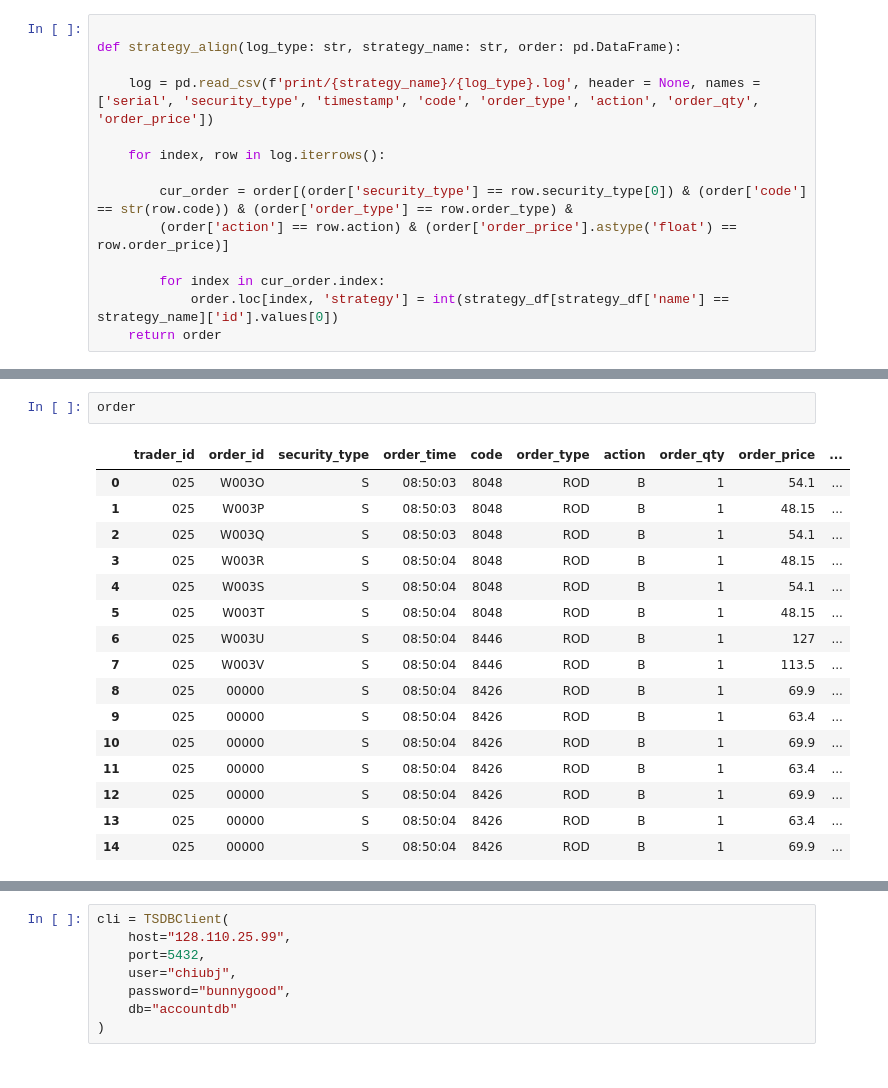
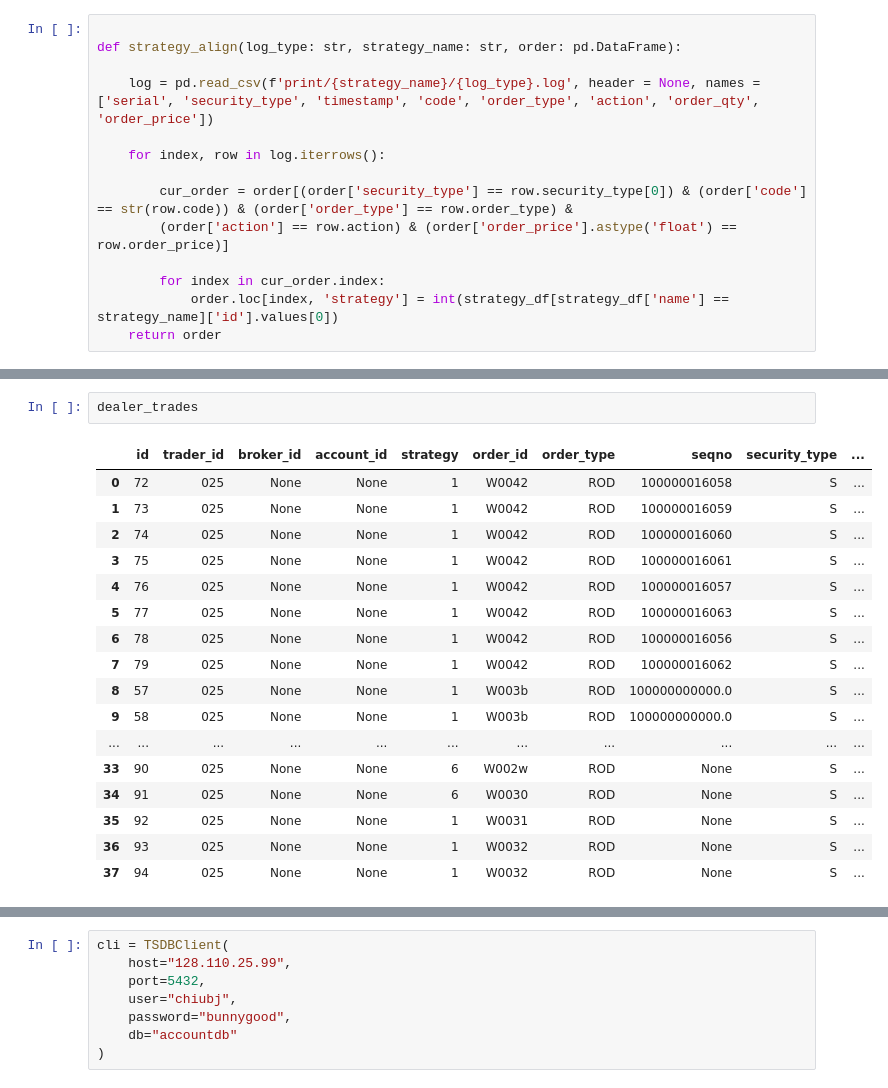
Before and after one commit to quanthsu/proprietary, a Jupyter notebook: status_update.ipynb, the cells around one changed output, grey strips where cells are left out. Cells and saved outputs as stored; diff of their text form.

```diff
--- a/status_update.ipynb
+++ b/status_update.ipynb
@@ -165,19 +113,20 @@ order
-# %%
-order
-# %% [output]
-|  | trader_id | order_id | security_type | order_time | code | order_type | action | order_qty | order_price | ... |
-| 0 | 025 | W003O | S | 08:50:03 | 8048 | ROD | B | 1 | 54.1 | ... |
-| 1 | 025 | W003P | S | 08:50:03 | 8048 | ROD | B | 1 | 48.15 | ... |
-| 2 | 025 | W003Q | S | 08:50:03 | 8048 | ROD | B | 1 | 54.1 | ... |
-| 3 | 025 | W003R | S | 08:50:04 | 8048 | ROD | B | 1 | 48.15 | ... |
-| 4 | 025 | W003S | S | 08:50:04 | 8048 | ROD | B | 1 | 54.1 | ... |
-| 5 | 025 | W003T | S | 08:50:04 | 8048 | ROD | B | 1 | 48.15 | ... |
-| 6 | 025 | W003U | S | 08:50:04 | 8446 | ROD | B | 1 | 127 | ... |
-| 7 | 025 | W003V | S | 08:50:04 | 8446 | ROD | B | 1 | 113.5 | ... |
-| 8 | 025 | 00000 | S | 08:50:04 | 8426 | ROD | B | 1 | 69.9 | ... |
-| 9 | 025 | 00000 | S | 08:50:04 | 8426 | ROD | B | 1 | 63.4 | ... |
-| 10 | 025 | 00000 | S | 08:50:04 | 8426 | ROD | B | 1 | 69.9 | ... |
-| 11 | 025 | 00000 | S | 08:50:04 | 8426 | ROD | B | 1 | 63.4 | ... |
-| 12 | 025 | 00000 | S | 08:50:04 | 8426 | ROD | B | 1 | 69.9 | ... |
-| 13 | 025 | 00000 | S | 08:50:04 | 8426 | ROD | B | 1 | 63.4 | ... |
-| 14 | 025 | 00000 | S | 08:50:04 | 8426 | ROD | B | 1 | 69.9 | ... |
+# %%
+dealer_trades
+# %% [output]
+|  | id | trader_id | broker_id | account_id | strategy | order_id | order_type | seqno | security_type | ... |
+| 0 | 72 | 025 | None | None | 1 | W0042 | ROD | 100000016058 | S | ... |
+| 1 | 73 | 025 | None | None | 1 | W0042 | ROD | 100000016059 | S | ... |
+| 2 | 74 | 025 | None | None | 1 | W0042 | ROD | 100000016060 | S | ... |
+| 3 | 75 | 025 | None | None | 1 | W0042 | ROD | 100000016061 | S | ... |
+| 4 | 76 | 025 | None | None | 1 | W0042 | ROD | 100000016057 | S | ... |
+| 5 | 77 | 025 | None | None | 1 | W0042 | ROD | 100000016063 | S | ... |
+| 6 | 78 | 025 | None | None | 1 | W0042 | ROD | 100000016056 | S | ... |
+| 7 | 79 | 025 | None | None | 1 | W0042 | ROD | 100000016062 | S | ... |
+| 8 | 57 | 025 | None | None | 1 | W003b | ROD | 100000000000.0 | S | ... |
+| 9 | 58 | 025 | None | None | 1 | W003b | ROD | 100000000000.0 | S | ... |
+| ... | ... | ... | ... | ... | ... | ... | ... | ... | ... | ... |
+| 33 | 90 | 025 | None | None | 6 | W002w | ROD | None | S | ... |
+| 34 | 91 | 025 | None | None | 6 | W0030 | ROD | None | S | ... |
+| 35 | 92 | 025 | None | None | 1 | W0031 | ROD | None | S | ... |
+| 36 | 93 | 025 | None | None | 1 | W0032 | ROD | None | S | ... |
+| 37 | 94 | 025 | None | None | 1 | W0032 | ROD | None | S | ... |
```
Also changed, not shown: parts of 19 cells of this notebook, 11 other files.
